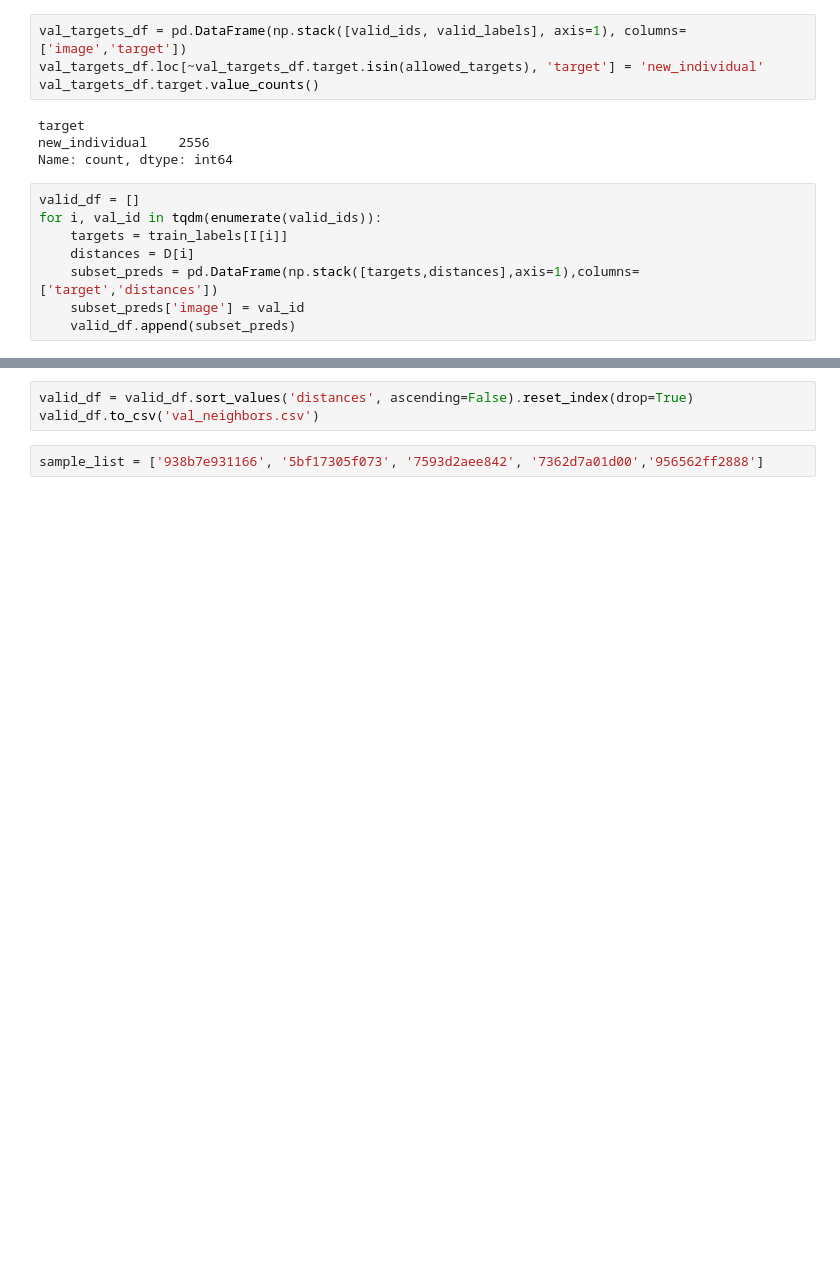
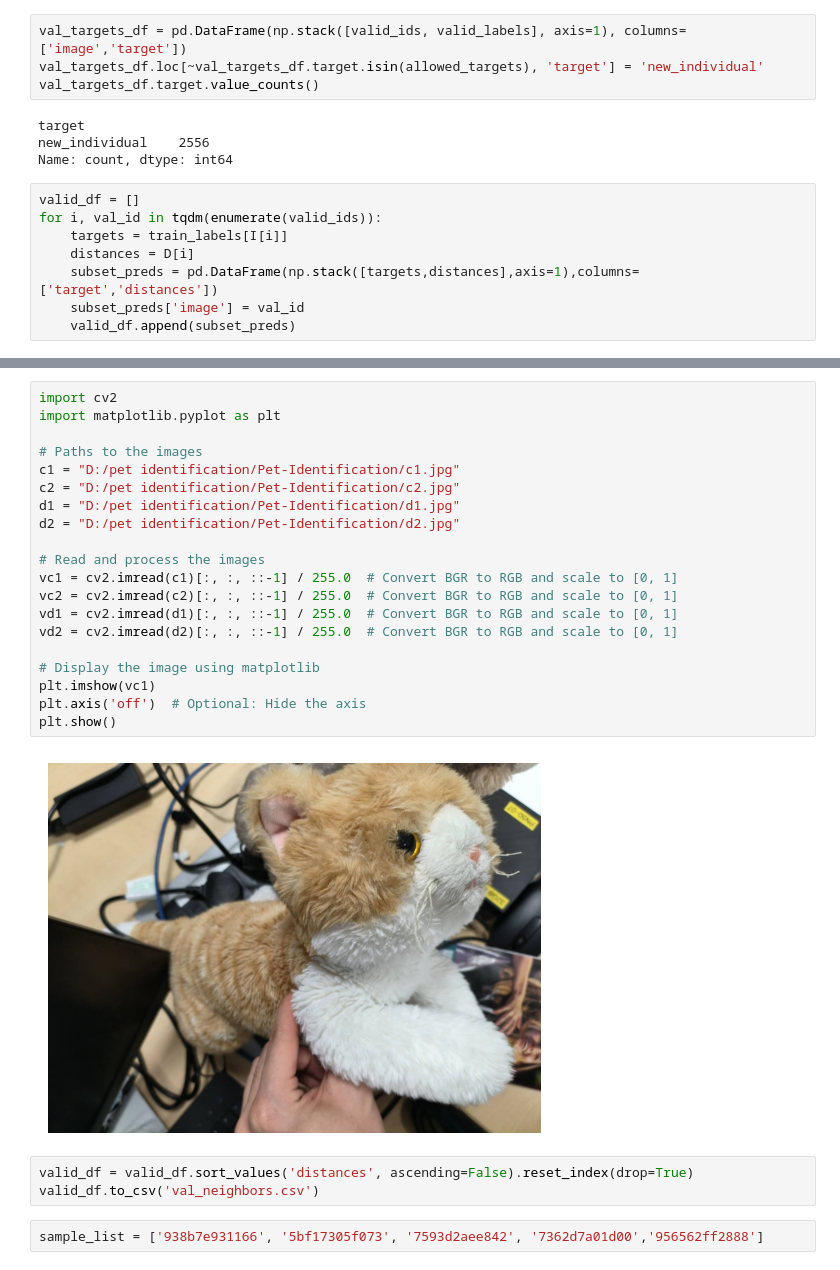
Before and after one commit to CHSTROKIN/Pet-Identification, a Jupyter notebook: faiss-pytorch-inference.ipynb, the cells around one changed output, grey strips where cells are left out. Drawn from its saved outputs; the diff is of its cells as text; blank space fills up the shorter version.

```diff
--- a/faiss-pytorch-inference.ipynb
+++ b/faiss-pytorch-inference.ipynb
@@ -525,3 +616,25 @@ D:\pet identification\train\13b5f36cb39cb5123958c6e4fbfd5399.jpg
+# %%
+import cv2
+import matplotlib.pyplot as plt
+
+# Paths to the images
+c1 = "D:/pet identification/Pet-Identification/c1.jpg"
+c2 = "D:/pet identification/Pet-Identification/c2.jpg"
+d1 = "D:/pet identification/Pet-Identification/d1.jpg"
+d2 = "D:/pet identification/Pet-Identification/d2.jpg"
+
+# Read and process the images
+vc1 = cv2.imread(c1)[:, :, ::-1] / 255.0  # Convert BGR to RGB and scale to [0, 1]
+vc2 = cv2.imread(c2)[:, :, ::-1] / 255.0  # Convert BGR to RGB and scale to [0, 1]
+vd1 = cv2.imread(d1)[:, :, ::-1] / 255.0  # Convert BGR to RGB and scale to [0, 1]
+vd2 = cv2.imread(d2)[:, :, ::-1] / 255.0  # Convert BGR to RGB and scale to [0, 1]
+
+# Display the image using matplotlib
+plt.imshow(vc1)
+plt.axis('off')  # Optional: Hide the axis
+plt.show()
+# %% [output]
+[figure, added]
 # %%
 valid_df = valid_df.sort_values('distances', ascending=False).reset_index(drop=True)
 valid_df.to_csv('val_neighbors.csv')
```
Also changed, not shown: parts of 8 cells of this notebook, 2 other files.
